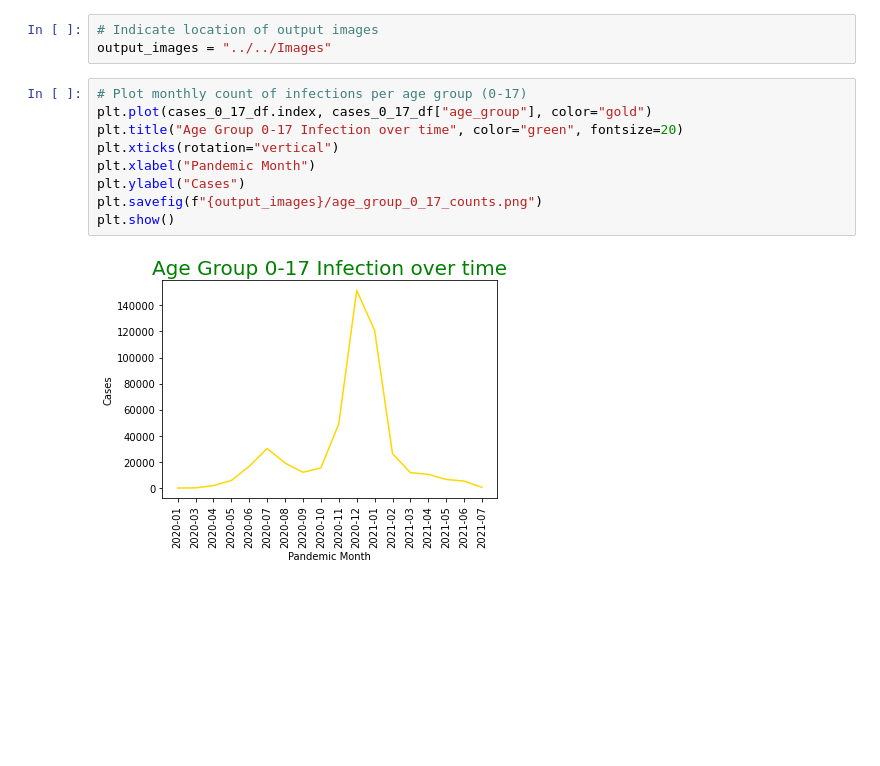
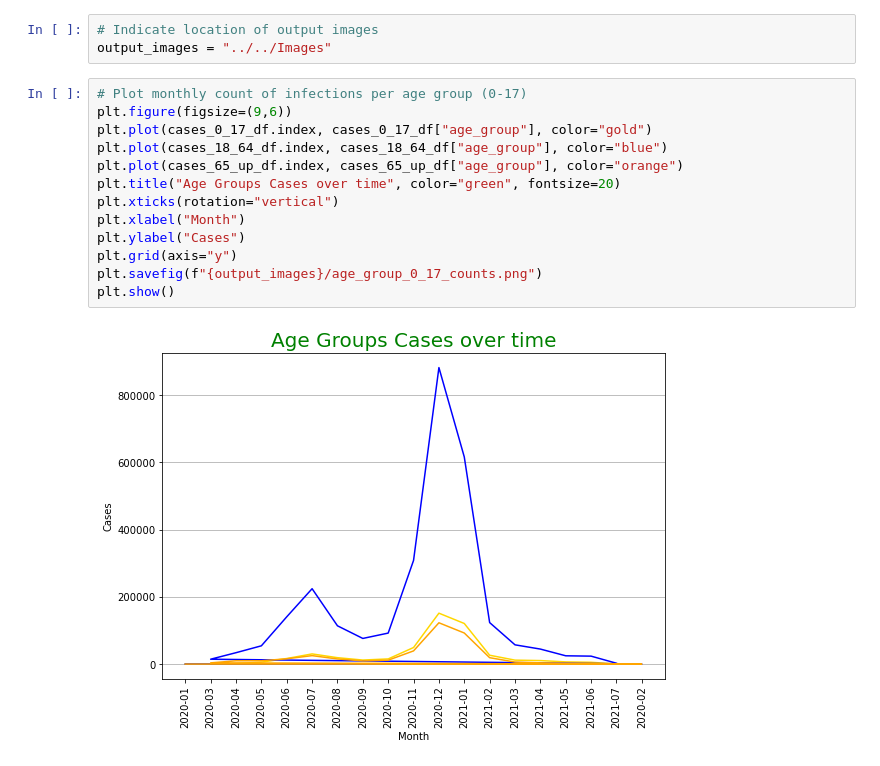
Before and after one commit to kevogil/covid-analysis, a Jupyter notebook: Notebooks/Analysis_And_Visualizations/covid_infections_by_age_group.ipynb, the cells around one changed output. Drawn from its saved outputs; the diff is of its cells as text; blank space fills up the shorter version.

```diff
--- a/Notebooks/Analysis_And_Visualizations/covid_infections_by_age_group.ipynb
+++ b/Notebooks/Analysis_And_Visualizations/covid_infections_by_age_group.ipynb
@@ -124,14 +167,18 @@ pct_monthly_65_up = (cases_65_up_df * 100 / cases_total_df).rename(columns={"age
 output_images = "../../Images"
 # %%
 # Plot monthly count of infections per age group (0-17)
+plt.figure(figsize=(9,6))
 plt.plot(cases_0_17_df.index, cases_0_17_df["age_group"], color="gold")
-plt.title("Age Group 0-17 Infection over time", color="green", fontsize=20)
+plt.plot(cases_18_64_df.index, cases_18_64_df["age_group"], color="blue")
+plt.plot(cases_65_up_df.index, cases_65_up_df["age_group"], color="orange")
+plt.title("Age Groups Cases over time", color="green", fontsize=20)
 plt.xticks(rotation="vertical")
-plt.xlabel("Pandemic Month")
+plt.xlabel("Month")
 plt.ylabel("Cases")
+plt.grid(axis="y")
 plt.savefig(f"{output_images}/age_group_0_17_counts.png")
 plt.show()
 # %% [output]
-[figure, old version]
+[figure, new version]
 # %%
 # Plot monthly percentage of total infections for 0-17
```
Also changed, not shown: parts of 9 cells of this notebook, 10 other files.
